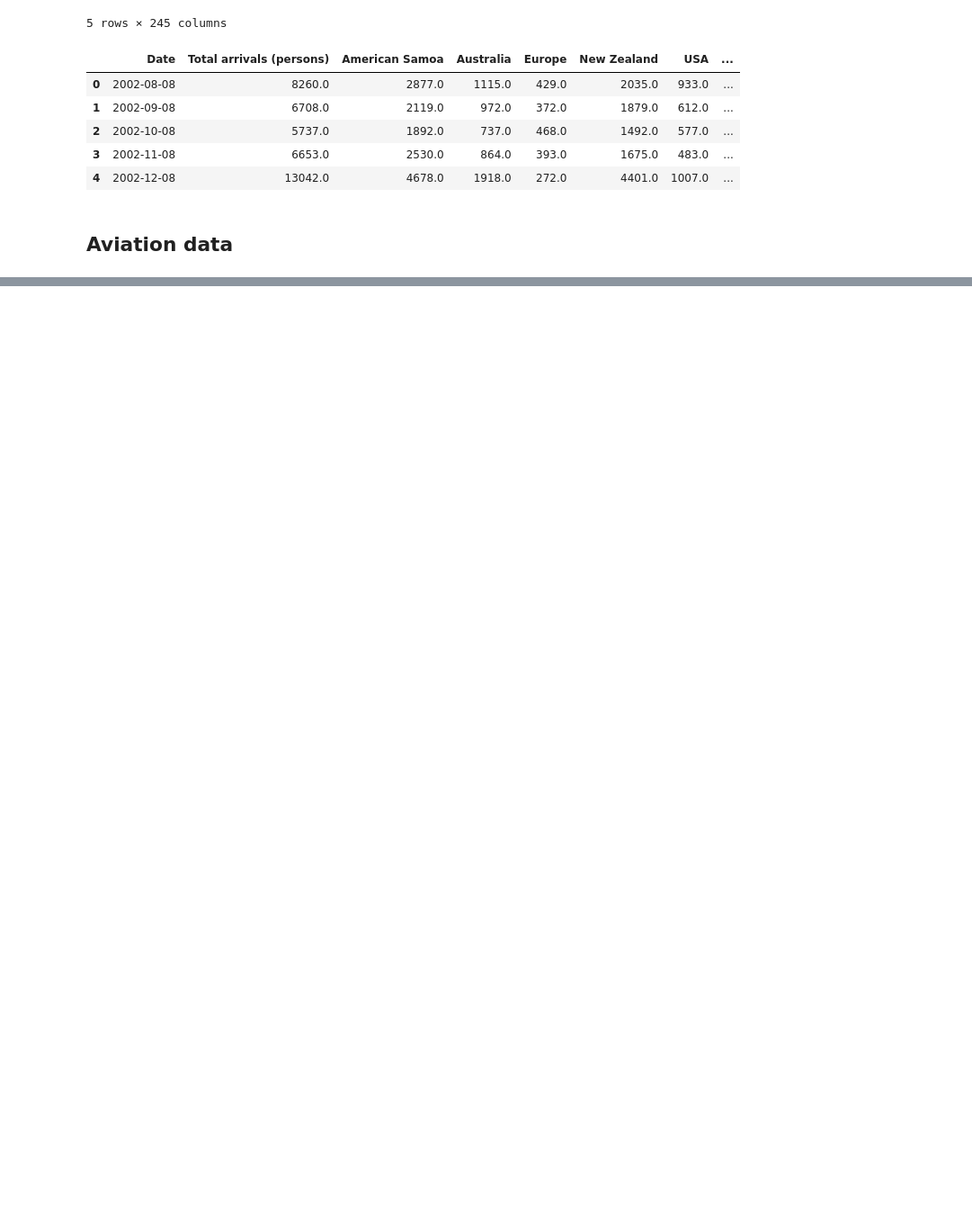
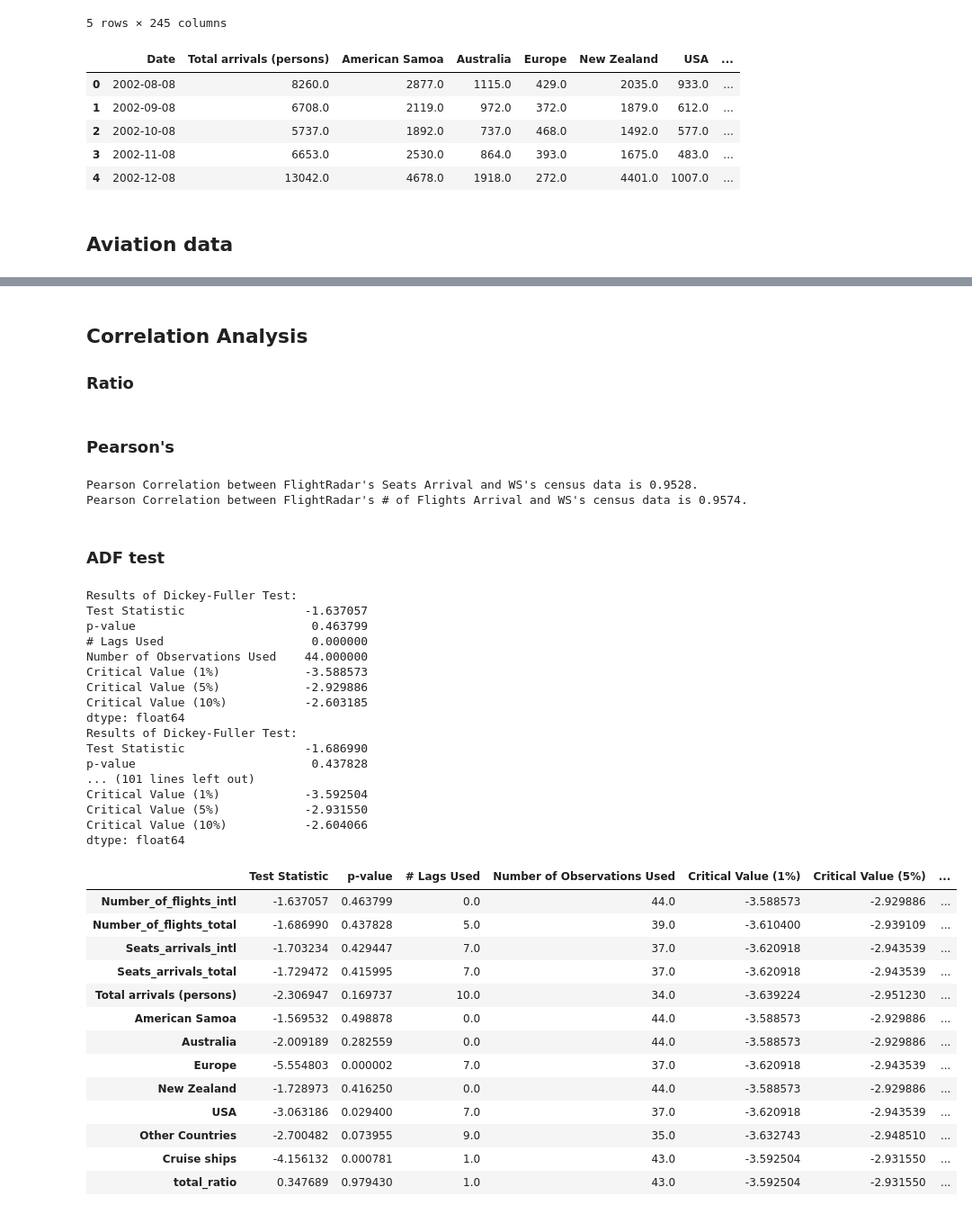
Before and after one commit to worldbank/pacific-observatory, a Jupyter notebook: scripts/notebooks/EDA-Samoa.ipynb, the cells around one changed output, grey strips where cells are left out. Shown: that part at 90% size. Cells and saved outputs as stored; diff of their text form; code cells hidden in the pictures; blank space fills up the shorter version.

```diff
--- a/scripts/notebooks/EDA-Samoa.ipynb
+++ b/scripts/notebooks/EDA-Samoa.ipynb
@@ -71,0 +121,3 @@ error_lst = check_quality(samon_byco, ["Date", "Cruise ships"], "Total arrivals
+# %%
+ws_avi_merged = ws_avi_19_22.merge(samon_byco, on=["Year", "Month"], how="left").drop("Date", axis=1)
+ws_avi_merged.head(5)
@@ -71,0 +131,65 @@ error_lst = check_quality(samon_byco, ["Date", "Cruise ships"], "Total arrivals
+# %% [markdown]
+## Correlation Analysis
+### Ratio
+# %%
+ws_avi_merged["total_ratio"] = (ws_avi_merged["Total arrivals (persons)"] + 1) / \
+    ws_avi_merged["Seats_arrivals_total"]
+# %% [markdown]
+### Pearson's
+# %%
+from scipy.stats import pearsonr
+
+
+corr_seats, _ = pearsonr(
+    ws_avi_merged["Seats_arrivals_total"], ws_avi_merged["Total arrivals (persons)"])
+corr_seat_flight, _ = pearsonr(
+    ws_avi_merged["Number_of_flights_total"],  ws_avi_merged["Total arrivals (persons)"])
+print(
+    f"Pearson Correlation between FlightRadar's Seats Arrival and WS's census data is{corr_seats: .4f}."
+    f"\nPearson Correlation between FlightRadar's # of Flights Arrival and WS's census data is{corr_seat_flight: .4f}.")
+# %% [output]
+Pearson Correlation between FlightRadar's Seats Arrival and WS's census data is 0.9528.
+Pearson Correlation between FlightRadar's # of Flights Arrival and WS's census data is 0.9574.
+# %% [markdown]
+### ADF test
+# %%
+test_result = pd.DataFrame()
+for col in ws_avi_merged.columns[2:]:
+    col_result = adf_test(ws_avi_merged[col])
+    col_result_df = pd.DataFrame(col_result)
+    col_result_df.columns = [col]
+    test_result = pd.concat([test_result, col_result_df.T], axis=0)
+
+test_result
+# %% [output]
+Results of Dickey-Fuller Test:
+Test Statistic                 -1.637057
+p-value                         0.463799
+# Lags Used                     0.000000
+Number of Observations Used    44.000000
+Critical Value (1%)            -3.588573
+Critical Value (5%)            -2.929886
+Critical Value (10%)           -2.603185
+dtype: float64
+Results of Dickey-Fuller Test:
+Test Statistic                 -1.686990
+p-value                         0.437828
+... (101 lines left out)
+Critical Value (1%)            -3.592504
+Critical Value (5%)            -2.931550
+Critical Value (10%)           -2.604066
+dtype: float64
+|  | Test Statistic | p-value | # Lags Used | Number of Observations Used | Critical Value (1%) | Critical Value (5%) | ... |
+| Number_of_flights_intl | -1.637057 | 0.463799 | 0.0 | 44.0 | -3.588573 | -2.929886 | ... |
+| Number_of_flights_total | -1.686990 | 0.437828 | 5.0 | 39.0 | -3.610400 | -2.939109 | ... |
+| Seats_arrivals_intl | -1.703234 | 0.429447 | 7.0 | 37.0 | -3.620918 | -2.943539 | ... |
+| Seats_arrivals_total | -1.729472 | 0.415995 | 7.0 | 37.0 | -3.620918 | -2.943539 | ... |
+| Total arrivals (persons) | -2.306947 | 0.169737 | 10.0 | 34.0 | -3.639224 | -2.951230 | ... |
+| American Samoa | -1.569532 | 0.498878 | 0.0 | 44.0 | -3.588573 | -2.929886 | ... |
+| Australia | -2.009189 | 0.282559 | 0.0 | 44.0 | -3.588573 | -2.929886 | ... |
+| Europe | -5.554803 | 0.000002 | 7.0 | 37.0 | -3.620918 | -2.943539 | ... |
+| New Zealand | -1.728973 | 0.416250 | 0.0 | 44.0 | -3.588573 | -2.929886 | ... |
+| USA | -3.063186 | 0.029400 | 7.0 | 37.0 | -3.620918 | -2.943539 | ... |
+| Other Countries | -2.700482 | 0.073955 | 9.0 | 35.0 | -3.632743 | -2.948510 | ... |
+| Cruise ships | -4.156132 | 0.000781 | 1.0 | 43.0 | -3.592504 | -2.931550 | ... |
+| total_ratio | 0.347689 | 0.979430 | 1.0 | 43.0 | -3.592504 | -2.931550 | ... |
```
Also changed, not shown: parts of 7 cells of this notebook, 7 other files.
